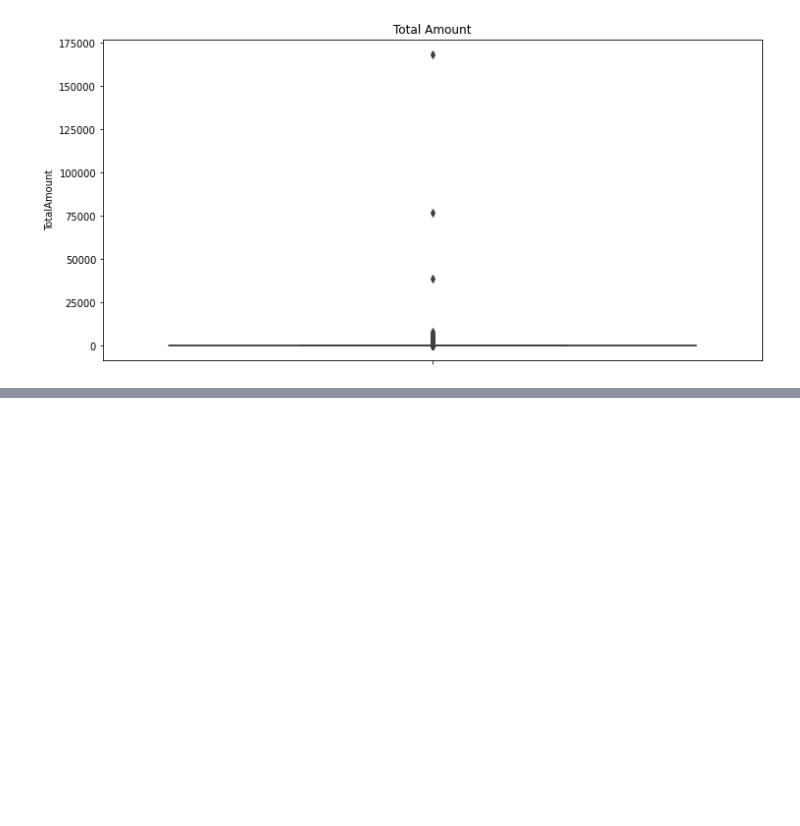
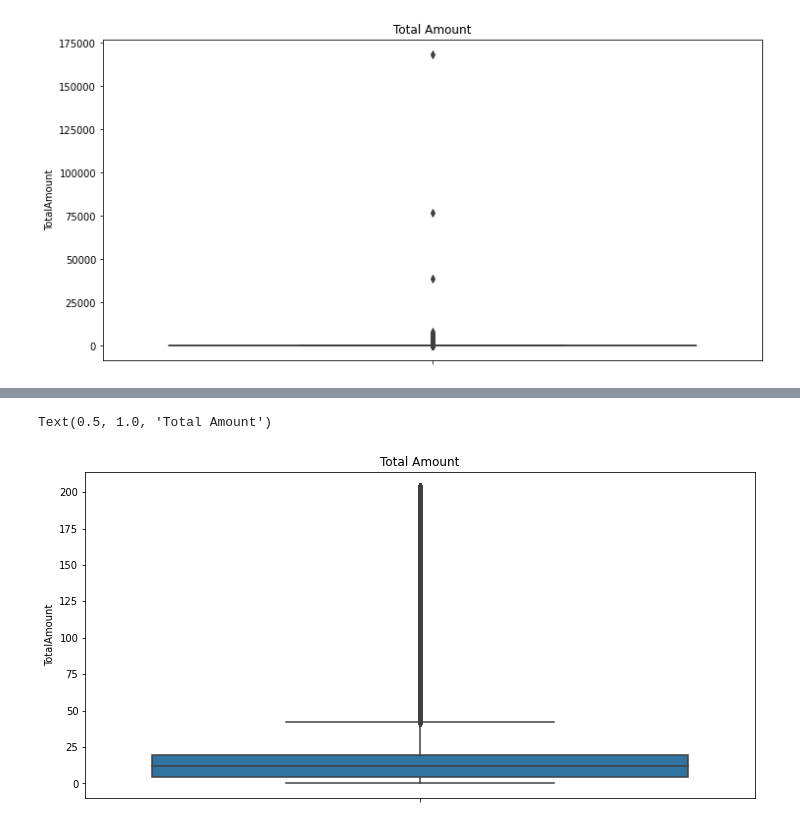
Before and after one commit to Lovejeet-Singh-31/Online-Retail-Customer-Segmentation, a Jupyter notebook: Online_Retail_Customer_Segmentation_Capstone_Project.ipynb, the cells around one changed output, grey strips where cells are left out. Saved outputs shown, nothing was run; the diff lists cells and outputs as text; code cells hidden in the pictures; blank space fills up the shorter version.

```diff
--- a/Online_Retail_Customer_Segmentation_Capstone_Project.ipynb
+++ b/Online_Retail_Customer_Segmentation_Capstone_Project.ipynb
@@ -585,0 +625,11 @@ Text(0.5, 1.0, 'Total Amount')
+# %%
+#Capping the outlier rows with Percentiles
+upper_lim = retail_df['TotalAmount'].quantile(.75)
+retail_df.loc[(retail_df['outlier_TotalAmount']== -1),"TotalAmount"] = upper_lim
+# %%
+fig = plt.figure(figsize=(12,6))
+sns.boxplot( y='TotalAmount', data=retail_df)
+plt.title('Total Amount')
+# %% [output]
+Text(0.5, 1.0, 'Total Amount')
+[figure, added]
```
Also changed, not shown: parts of 3 cells of this notebook.
